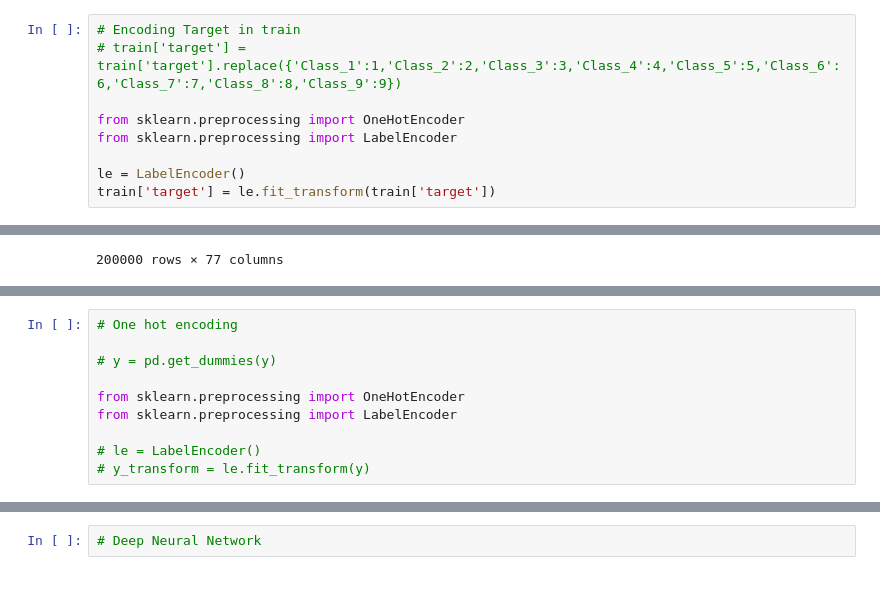
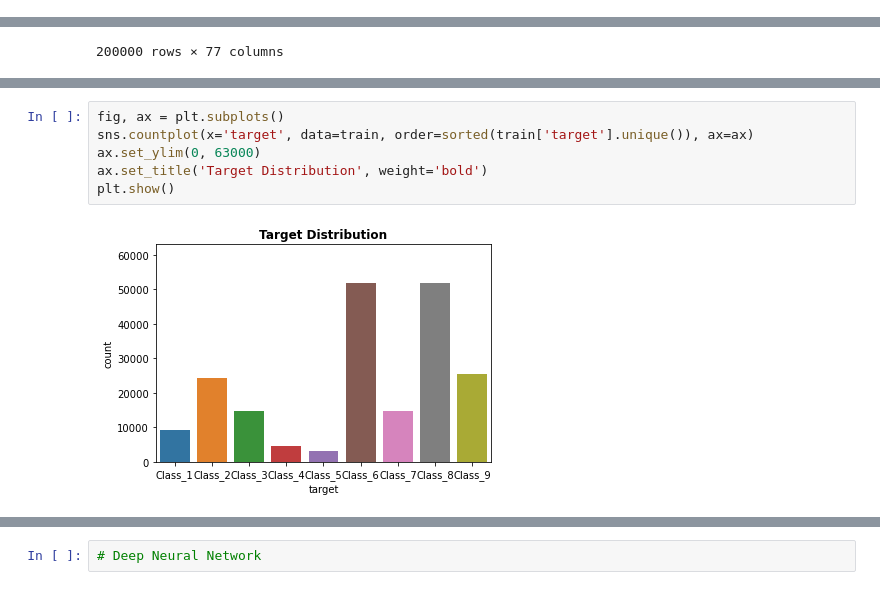
Before and after one commit to Animeshrockn/Kaggle_Playground_June21, a Jupyter notebook: Kaggle_playground_jun21.ipynb, the cells around one changed output, grey strips where cells are left out. Saved outputs shown, nothing was run; the diff lists cells and outputs as text.

```diff
--- a/Kaggle_playground_jun21.ipynb
+++ b/Kaggle_playground_jun21.ipynb
@@ -14,15 +15,6 @@ tf.test.gpu_device_name()
 # %%
 train = pd.read_csv('tabular-playground-series-jun-2021/train.csv')
 test = pd.read_csv('tabular-playground-series-jun-2021/test.csv')
-# %%
-# Encoding Target in train
-# train['target'] = train['target'].replace({'Class_1':1,'Class_2':2,'Class_3':3,'Class_4':4,'Class_5':5,'Class_6':6,'Class_7':7,'Class_8':8,'Class_9':9})
-
-from sklearn.preprocessing import OneHotEncoder
-from sklearn.preprocessing import LabelEncoder
-
-le = LabelEncoder()
-train['target'] = le.fit_transform(train['target'])
 # %%
 train
 # %% [output]
@@ -64,10 +34,8 @@ test_new
-# %%
-# One hot encoding
-
-# y = pd.get_dummies(y)
-
-from sklearn.preprocessing import OneHotEncoder
-from sklearn.preprocessing import LabelEncoder
-
-# le = LabelEncoder()
-# y_transform = le.fit_transform(y)
+# %%
+fig, ax = plt.subplots()
+sns.countplot(x='target', data=train, order=sorted(train['target'].unique()), ax=ax)
+ax.set_ylim(0, 63000)
+ax.set_title('Target Distribution', weight='bold')
+plt.show()
+# %% [output]
+[figure, added]
```
Also changed, not shown: parts of 31 cells of this notebook, 2 other files.
